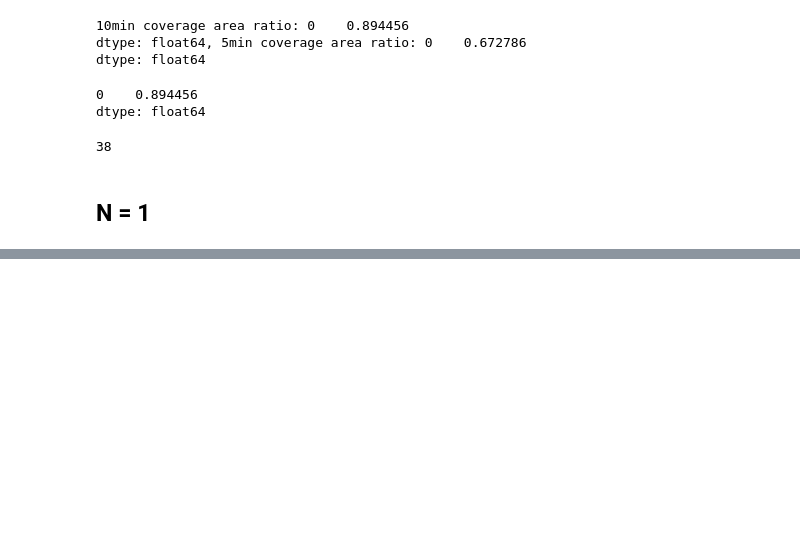
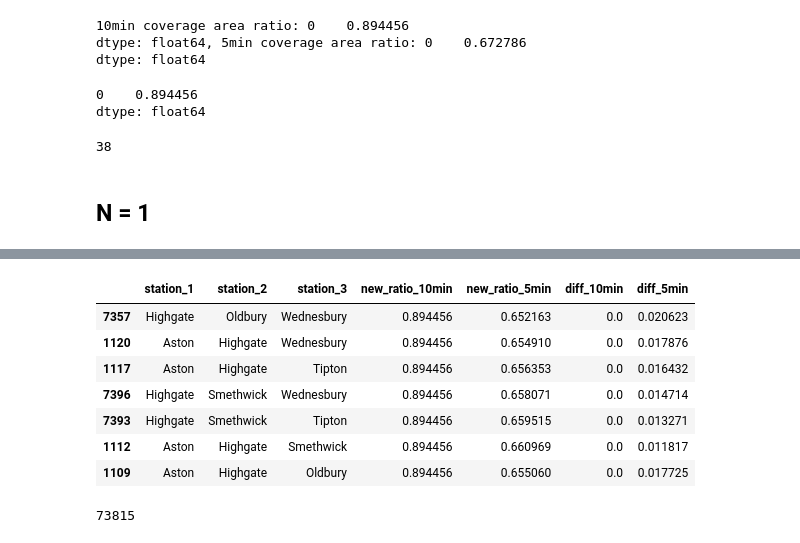
Before and after one commit to BohaoSuCC/CASADataHackathon, a Jupyter notebook: test.ipynb, the cells around one changed output, grey strips where cells are left out. Saved outputs shown, nothing was run; the diff lists cells and outputs as text; code cells hidden in the pictures; blank space fills up the shorter version.

```diff
--- a/test.ipynb
+++ b/test.ipynb
@@ -383,0 +526,30 @@ n1_result
+# %%
+n3_result = station_combinations_3_df.copy()
+
+# order the result by the 'diff_5min' column in descending order
+n3_result = n3_result.sort_values(by='diff_10min', ascending=True)
+n3_result.head(7)
+# %% [output]
+|  | station_1 | station_2 | station_3 | new_ratio_10min | new_ratio_5min | diff_10min | diff_5min |
+| 7357 | Highgate | Oldbury | Wednesbury | 0.894456 | 0.652163 | 0.0 | 0.020623 |
+| 1120 | Aston | Highgate | Wednesbury | 0.894456 | 0.654910 | 0.0 | 0.017876 |
+| 1117 | Aston | Highgate | Tipton | 0.894456 | 0.656353 | 0.0 | 0.016432 |
+| 7396 | Highgate | Smethwick | Wednesbury | 0.894456 | 0.658071 | 0.0 | 0.014714 |
+| 7393 | Highgate | Smethwick | Tipton | 0.894456 | 0.659515 | 0.0 | 0.013271 |
+| 1112 | Aston | Highgate | Smethwick | 0.894456 | 0.660969 | 0.0 | 0.011817 |
+| 1109 | Aston | Highgate | Oldbury | 0.894456 | 0.655060 | 0.0 | 0.017725 |
+# %%
+# generate a list where take every 4 stations as a combination among all stations
+
+
+station_combinations_4 = []
+
+for i in range(len(station_list)):
+    for j in range(i+1, len(station_list)):
+        for k in range(j+1, len(station_list)):
+            for l in range(k+1, len(station_list)):
+                station_combinations_4.append([station_list[i], station_list[j], station_list[k], station_list[l]])
+
+len(station_combinations_4)
+# %% [output]
+73815
```
Also changed, not shown: parts of 14 cells of this notebook, 1 other file.
